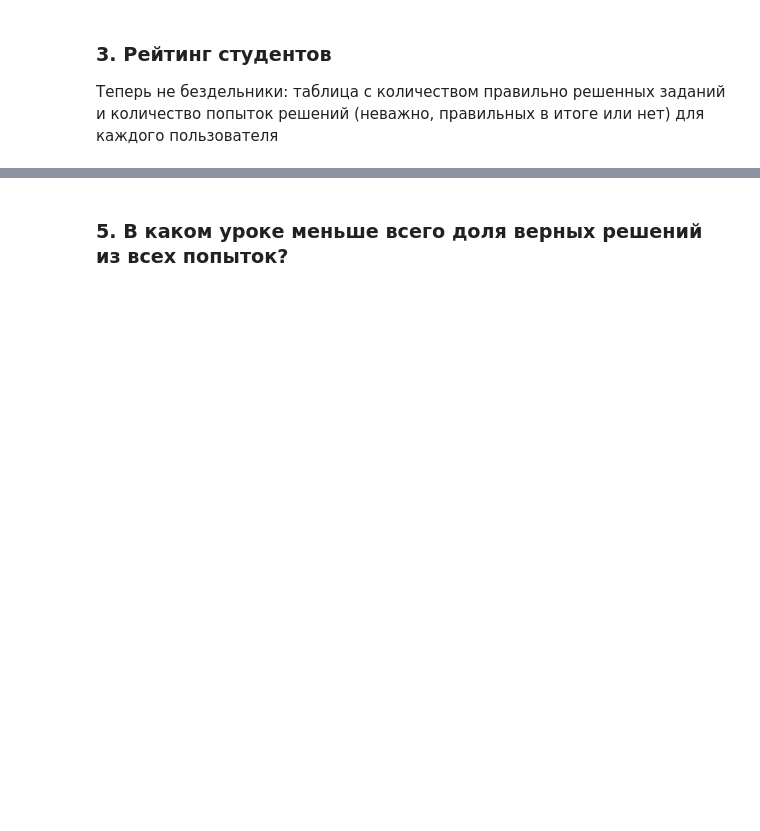
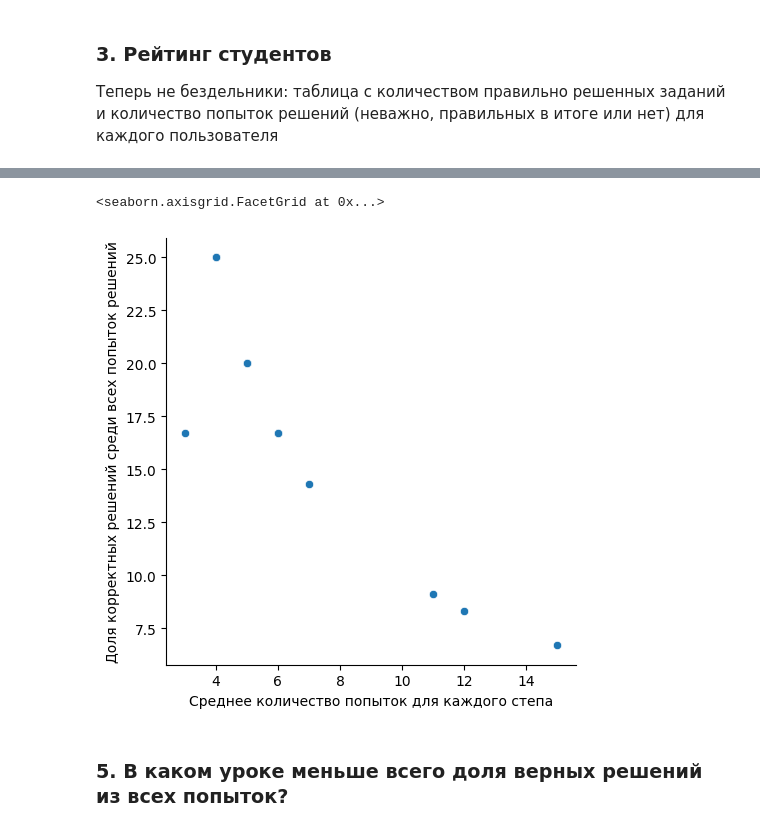
Before and after one commit to yakushov1/database_for_lms, a Jupyter notebook: notebooks/analytics.ipynb, the cells around one changed output, grey strips where cells are left out. Saved outputs shown, nothing was run; the diff lists cells and outputs as text; code cells hidden in the pictures; blank space fills up the shorter version.

```diff
--- a/notebooks/analytics.ipynb
+++ b/notebooks/analytics.ipynb
@@ -80,12 +91,18 @@ result_3
 # %%
-query_4 = """SELECT lessons.title as lesson, steps.id as step, SUM(solutions.attempts_count) as attempts_total, SUM(solutions.is_correct) as correct_total, ROUND(SUM(solutions.is_correct) / SUM(solutions.attempts_count) * 100, 1) as proportion_of_correct
+query_4 = """SELECT lessons.title as lesson, steps_category.title, steps.id as step,
+SUM(solutions.attempts_count) as attempts_total, SUM(solutions.is_correct) as correct_total,
+ROUND(SUM(solutions.is_correct) / SUM(solutions.attempts_count) * 100, 1) as proportion_of_correct,
+ROUND(AVG(solutions.attempts_count), 1) AS average_attempts_amount
+
 FROM steps
 LEFT JOIN solutions ON steps.id = solutions.step_id
 LEFT JOIN lessons on steps.lesson_id = lessons.id
+LEFT JOIN steps_category on steps.category_id = steps_category.id
 WHERE steps.category_id != 1
 GROUP BY steps.id
 HAVING proportion_of_correct < 30
-ORDER BY proportion_of_correct"""
+ORDER BY proportion_of_correct
+"""
 
 result_4 = get_query(query_4)
 
@@ -93,3 +126,10 @@ result_4
+# %%
+figure_4 = sns.relplot(result_4, x = 'average_attempts_amount', y = 'proportion_of_correct')
+figure_4.set_ylabels('Доля корректных решений среди всех попыток решений')
+figure_4.set_xlabels('Среднее количество попыток для каждого степа')
+# %% [output]
+<seaborn.axisgrid.FacetGrid at 0x...>
+[figure, added]
 # %% [markdown]
 ### 5. В каком уроке меньше всего доля верных решений из всех попыток?
 # %%
```
Also changed, not shown: parts of 9 cells of this notebook.
